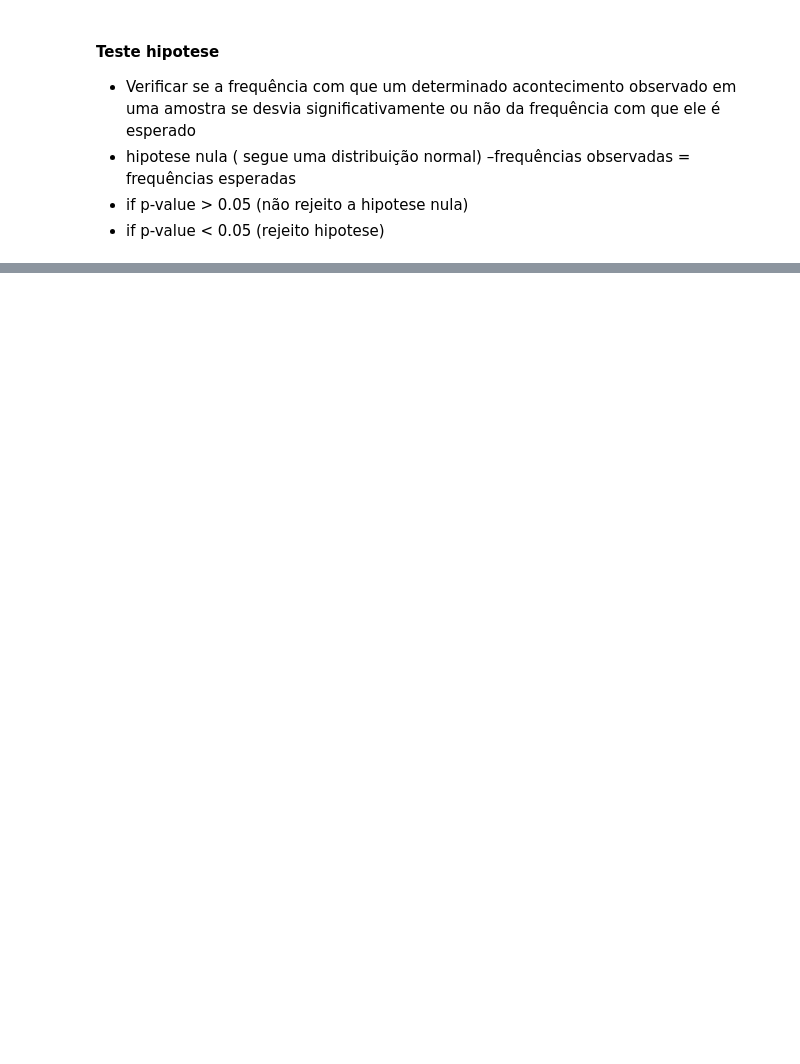
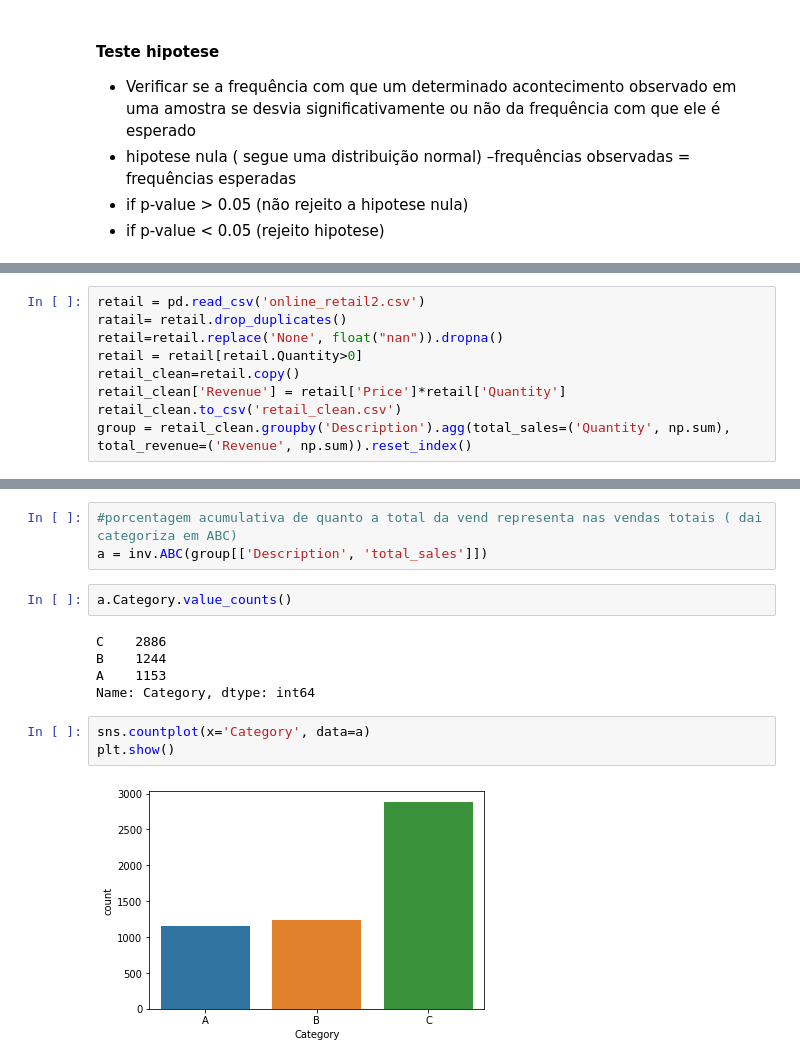
Before and after one commit to CaroliAgro/supply_chain, a Jupyter notebook: supply.ipynb, the cells around one changed output, grey strips where cells are left out. Cells and saved outputs as stored; diff of their text form; blank space fills up the shorter version.

```diff
--- a/supply.ipynb
+++ b/supply.ipynb
@@ -140,0 +280,9 @@ pricing.head()
+# %%
+retail = pd.read_csv('online_retail2.csv')
+ratail= retail.drop_duplicates()
+retail=retail.replace('None', float("nan")).dropna()
+retail = retail[retail.Quantity>0]
+retail_clean=retail.copy()
+retail_clean['Revenue'] = retail['Price']*retail['Quantity']
+retail_clean.to_csv('retail_clean.csv')
+group = retail_clean.groupby('Description').agg(total_sales=('Quantity', np.sum), total_revenue=('Revenue', np.sum)).reset_index()
@@ -140,0 +298,15 @@ pricing.head()
+# %%
+#porcentagem acumulativa de quanto a total da vend representa nas vendas totais ( dai categoriza em ABC)
+a = inv.ABC(group[['Description', 'total_sales']])
+# %%
+a.Category.value_counts()
+# %% [output]
+C    2886
+B    1244
+A    1153
+Name: Category, dtype: int64
+# %%
+sns.countplot(x='Category', data=a)
+plt.show()
+# %% [output]
+[figure, added]
```
Also changed, not shown: parts of 35 cells of this notebook, 6 other files.
